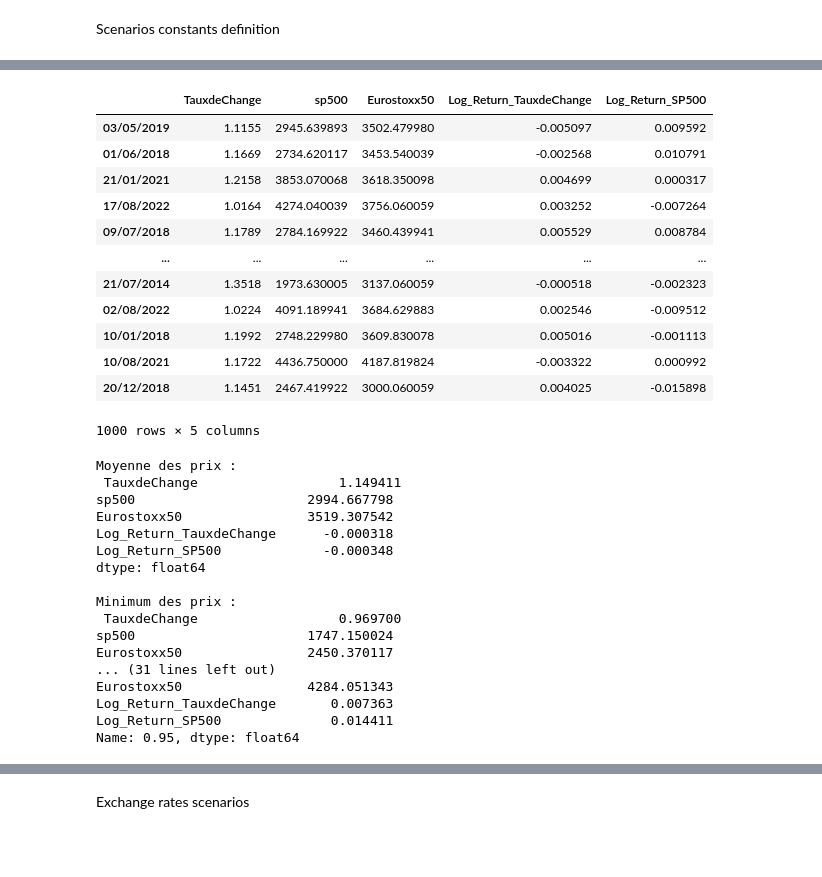
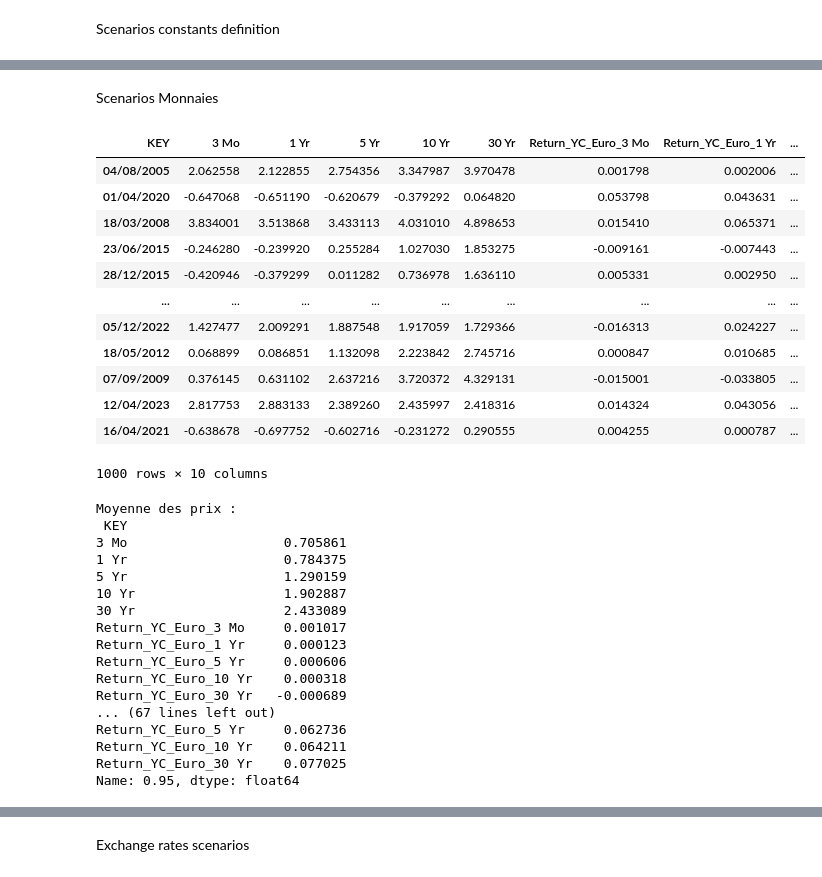
Before and after one commit to SamyaAmernis/Projet-DDEFI-2023-2024, a Jupyter notebook: ProjetBNPcopy.ipynb, the cells around one changed output, grey strips where cells are left out. Drawn from its saved outputs; the diff is of its cells as text; code cells hidden in the pictures; blank space fills up the shorter version.

Commit message:
ajout scenarios + stat de risk

```diff
--- a/ProjetBNPcopy.ipynb
+++ b/ProjetBNPcopy.ipynb
@@ -504,42 +577,44 @@ Eurostoxx50 scenarios
+# %% [markdown]
+Scenarios Monnaies
 # %%
 import pandas as pd
 import numpy as np
 
 
-np.random.seed(123)
+np.random.seed(1)
 
 # Nombre de scénarios à générer
 nb_scenarios = 1000
 
 # Sélection aléatoire des indices dans les données historiques pour chaque scénario
-indices_aleatoires = np.random.choice(dftaux.index, nb_scenarios, replace=True)
+indices_aleatoires = np.random.choice(df.index, nb_scenarios, replace=True)
 # Récupérer les rendements correspondants pour chaque indice sélectionné
-scenarios = [dftaux.loc[indices].values for indices in indices_aleatoires]
+scenarios = [df.loc[indices].values for indices in indices_aleatoires]
 
 
 # Convertir en DataFrame et ajouter la valeur initiale
 df_scenarios = pd.DataFrame(scenarios)
-df_scenarios = pd.DataFrame(scenarios, columns=dftaux.columns)
+df_scenarios = pd.DataFrame(scenarios, columns=df.columns)
 df_scenarios.index = indices_aleatoires
 
 
 
 
 df_scenarios
 # %% [output]
-|  | TauxdeChange | sp500 | Eurostoxx50 | Log_Return_TauxdeChange | Log_Return_SP500 |
-| 03/05/2019 | 1.1155 | 2945.639893 | 3502.479980 | -0.005097 | 0.009592 |
-| 01/06/2018 | 1.1669 | 2734.620117 | 3453.540039 | -0.002568 | 0.010791 |
-| 21/01/2021 | 1.2158 | 3853.070068 | 3618.350098 | 0.004699 | 0.000317 |
-| 17/08/2022 | 1.0164 | 4274.040039 | 3756.060059 | 0.003252 | -0.007264 |
-| 09/07/2018 | 1.1789 | 2784.169922 | 3460.439941 | 0.005529 | 0.008784 |
-| ... | ... | ... | ... | ... | ... |
-| 21/07/2014 | 1.3518 | 1973.630005 | 3137.060059 | -0.000518 | -0.002323 |
-| 02/08/2022 | 1.0224 | 4091.189941 | 3684.629883 | 0.002546 | -0.009512 |
-| 10/01/2018 | 1.1992 | 2748.229980 | 3609.830078 | 0.005016 | -0.001113 |
-| 10/08/2021 | 1.1722 | 4436.750000 | 4187.819824 | -0.003322 | 0.000992 |
-| 20/12/2018 | 1.1451 | 2467.419922 | 3000.060059 | 0.004025 | -0.015898 |
+| KEY | 3 Mo | 1 Yr | 5 Yr | 10 Yr | 30 Yr | Return_YC_Euro_3 Mo | Return_YC_Euro_1 Yr | ... |
+| 04/08/2005 | 2.062558 | 2.122855 | 2.754356 | 3.347987 | 3.970478 | 0.001798 | 0.002006 | ... |
+| 01/04/2020 | -0.647068 | -0.651190 | -0.620679 | -0.379292 | 0.064820 | 0.053798 | 0.043631 | ... |
+| 18/03/2008 | 3.834001 | 3.513868 | 3.433113 | 4.031010 | 4.898653 | 0.015410 | 0.065371 | ... |
+| 23/06/2015 | -0.246280 | -0.239920 | 0.255284 | 1.027030 | 1.853275 | -0.009161 | -0.007443 | ... |
+| 28/12/2015 | -0.420946 | -0.379299 | 0.011282 | 0.736978 | 1.636110 | 0.005331 | 0.002950 | ... |
+| ... | ... | ... | ... | ... | ... | ... | ... | ... |
+| 05/12/2022 | 1.427477 | 2.009291 | 1.887548 | 1.917059 | 1.729366 | -0.016313 | 0.024227 | ... |
+| 18/05/2012 | 0.068899 | 0.086851 | 1.132098 | 2.223842 | 2.745716 | 0.000847 | 0.010685 | ... |
+| 07/09/2009 | 0.376145 | 0.631102 | 2.637216 | 3.720372 | 4.329131 | -0.015001 | -0.033805 | ... |
+| 12/04/2023 | 2.817753 | 2.883133 | 2.389260 | 2.435997 | 2.418316 | 0.014324 | 0.043056 | ... |
+| 16/04/2021 | -0.638678 | -0.697752 | -0.602716 | -0.231272 | 0.290555 | 0.004255 | 0.000787 | ... |
-1000 rows × 5 columns
+1000 rows × 10 columns
 # %%
 #Calcul des statistiques des prix dans les scénarios (moyenne, mon, max, écart-type, centiles 5% et 95%)
 
@@ -558,19 +633,19 @@ print("\nCentile 5 des prix :\n", centile_5_prix)
 print("\nCentile 95 des prix :\n", centile_95_prix)
 # %% [output]
 Moyenne des prix :
- TauxdeChange                  1.149411
-sp500                      2994.667798
-Eurostoxx50                3519.307542
-Log_Return_TauxdeChange      -0.000318
-Log_Return_SP500             -0.000348
-dtype: float64
-
-Minimum des prix :
- TauxdeChange                  0.969700
-sp500                      1747.150024
-Eurostoxx50                2450.370117
-... (31 lines left out)
-Eurostoxx50                4284.051343
-Log_Return_TauxdeChange       0.007363
-Log_Return_SP500              0.014411
+ KEY
+3 Mo                    0.705861
+1 Yr                    0.784375
+5 Yr                    1.290159
+10 Yr                   1.902887
+30 Yr                   2.433089
+Return_YC_Euro_3 Mo     0.001017
+Return_YC_Euro_1 Yr     0.000123
+Return_YC_Euro_5 Yr     0.000606
+Return_YC_Euro_10 Yr    0.000318
+Return_YC_Euro_30 Yr   -0.000689
+... (67 lines left out)
+Return_YC_Euro_5 Yr     0.062736
+Return_YC_Euro_10 Yr    0.064211
+Return_YC_Euro_30 Yr    0.077025
 Name: 0.95, dtype: float64
```
Also changed, not shown: parts of 14 cells of this notebook.
